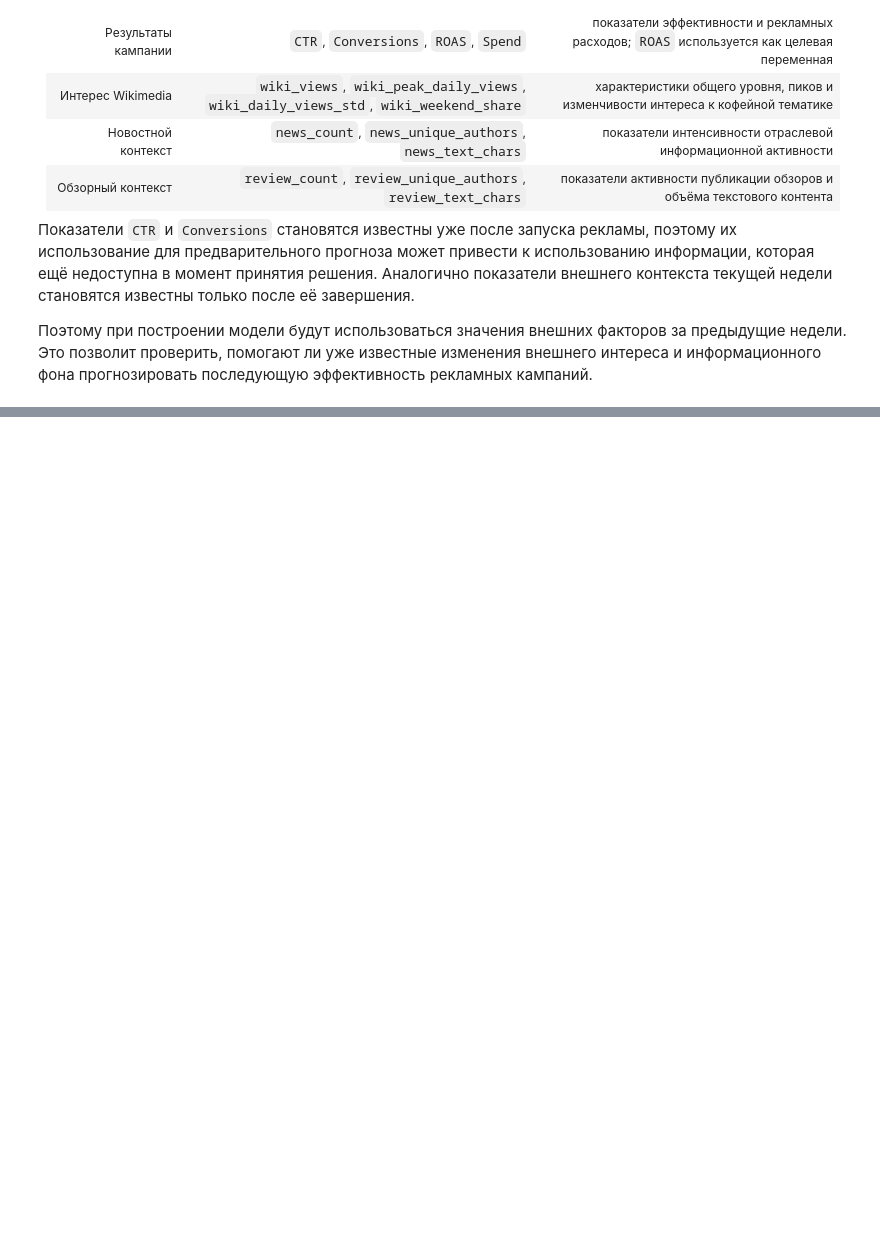
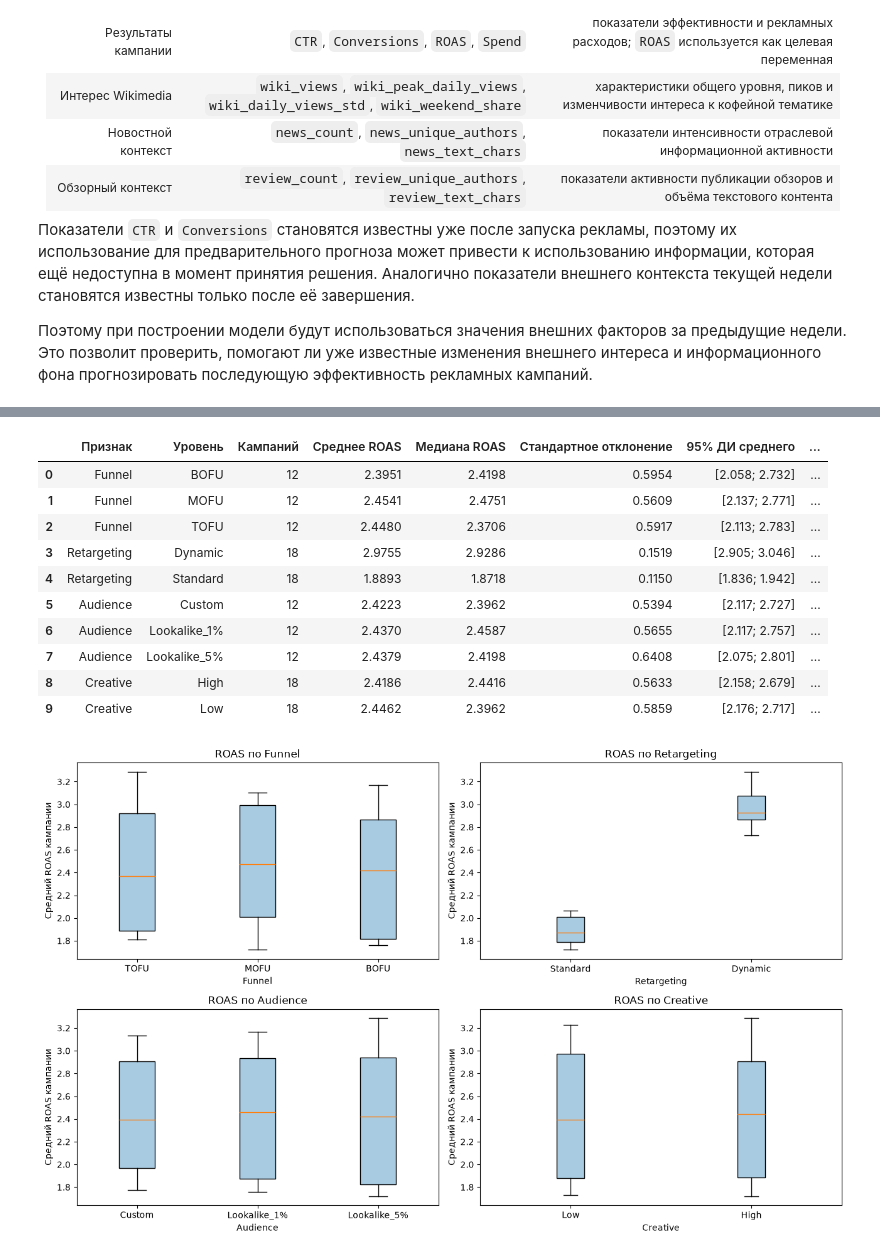
Before and after one commit to cool9595/how_to_social_marketing, a Jupyter notebook: coursework.ipynb, the cells around one changed output, grey strips where cells are left out. Cells and saved outputs as stored; diff of their text form; code cells hidden in the pictures; blank space fills up the shorter version.

```diff
--- a/coursework.ipynb
+++ b/coursework.ipynb
@@ -963,0 +1068,44 @@ display(final_df.head(3))
+# %%
+campaign_means = (
+    analysis_df.groupby("Campaign_ID", observed=True)
+    .agg({"ROAS":"mean", "Funnel":"first", "Retargeting":"first", "Audience":"first", "Creative":"first", "Audience_Size":"first"})
+    .reset_index()
+)
+
+factor_rows=[]
+for factor in ["Funnel", "Retargeting", "Audience", "Creative"]:
+    grouped=campaign_means.groupby(factor, observed=True)["ROAS"]
+    groups=[g.to_numpy() for _,g in grouped]
+    kw=stats.kruskal(*groups)
+    for level, values in grouped:
+        factor_rows.append({
+            "Признак": factor, "Уровень": level, "Кампаний": len(values),
+            "Среднее ROAS": values.mean(), "Медиана ROAS": values.median(),
+            "Стандартное отклонение": values.std(ddof=1),
+            "95% ДИ среднего": f"[{values.mean()-1.96*values.std(ddof=1)/np.sqrt(len(values)):.3f}; {values.mean()+1.96*values.std(ddof=1)/np.sqrt(len(values)):.3f}]",
+            "H Краскела–Уоллиса": kw.statistic, "p-value": kw.pvalue,
+        })
+group_results=pd.DataFrame(factor_rows)
+display(group_results.round(4))
+
+fig, axes=plt.subplots(2,2,figsize=(13,8))
+for ax, factor in zip(axes.ravel(), ["Funnel","Retargeting","Audience","Creative"]):
+    levels=list(campaign_means[factor].dropna().unique())
+    data=[campaign_means.loc[campaign_means[factor].eq(level),"ROAS"] for level in levels]
+    ax.boxplot(data, tick_labels=[str(x) for x in levels], patch_artist=True, boxprops={"facecolor":"#a8cbe2"})
+    ax.set_title(f"ROAS по {factor}")
+    ax.set_xlabel(factor); ax.set_ylabel("Средний ROAS кампании")
+plt.tight_layout(); plt.show()
+# %% [output]
+|  | Признак | Уровень | Кампаний | Среднее ROAS | Медиана ROAS | Стандартное отклонение | 95% ДИ среднего | ... |
+| 0 | Funnel | BOFU | 12 | 2.3951 | 2.4198 | 0.5954 | [2.058; 2.732] | ... |
+| 1 | Funnel | MOFU | 12 | 2.4541 | 2.4751 | 0.5609 | [2.137; 2.771] | ... |
+| 2 | Funnel | TOFU | 12 | 2.4480 | 2.3706 | 0.5917 | [2.113; 2.783] | ... |
+| 3 | Retargeting | Dynamic | 18 | 2.9755 | 2.9286 | 0.1519 | [2.905; 3.046] | ... |
+| 4 | Retargeting | Standard | 18 | 1.8893 | 1.8718 | 0.1150 | [1.836; 1.942] | ... |
+| 5 | Audience | Custom | 12 | 2.4223 | 2.3962 | 0.5394 | [2.117; 2.727] | ... |
+| 6 | Audience | Lookalike_1% | 12 | 2.4370 | 2.4587 | 0.5655 | [2.117; 2.757] | ... |
+| 7 | Audience | Lookalike_5% | 12 | 2.4379 | 2.4198 | 0.6408 | [2.075; 2.801] | ... |
+| 8 | Creative | High | 18 | 2.4186 | 2.4416 | 0.5633 | [2.158; 2.679] | ... |
+| 9 | Creative | Low | 18 | 2.4462 | 2.3962 | 0.5859 | [2.176; 2.717] | ... |
+[figure, added]
```
Also changed, not shown: parts of 29 cells of this notebook.
